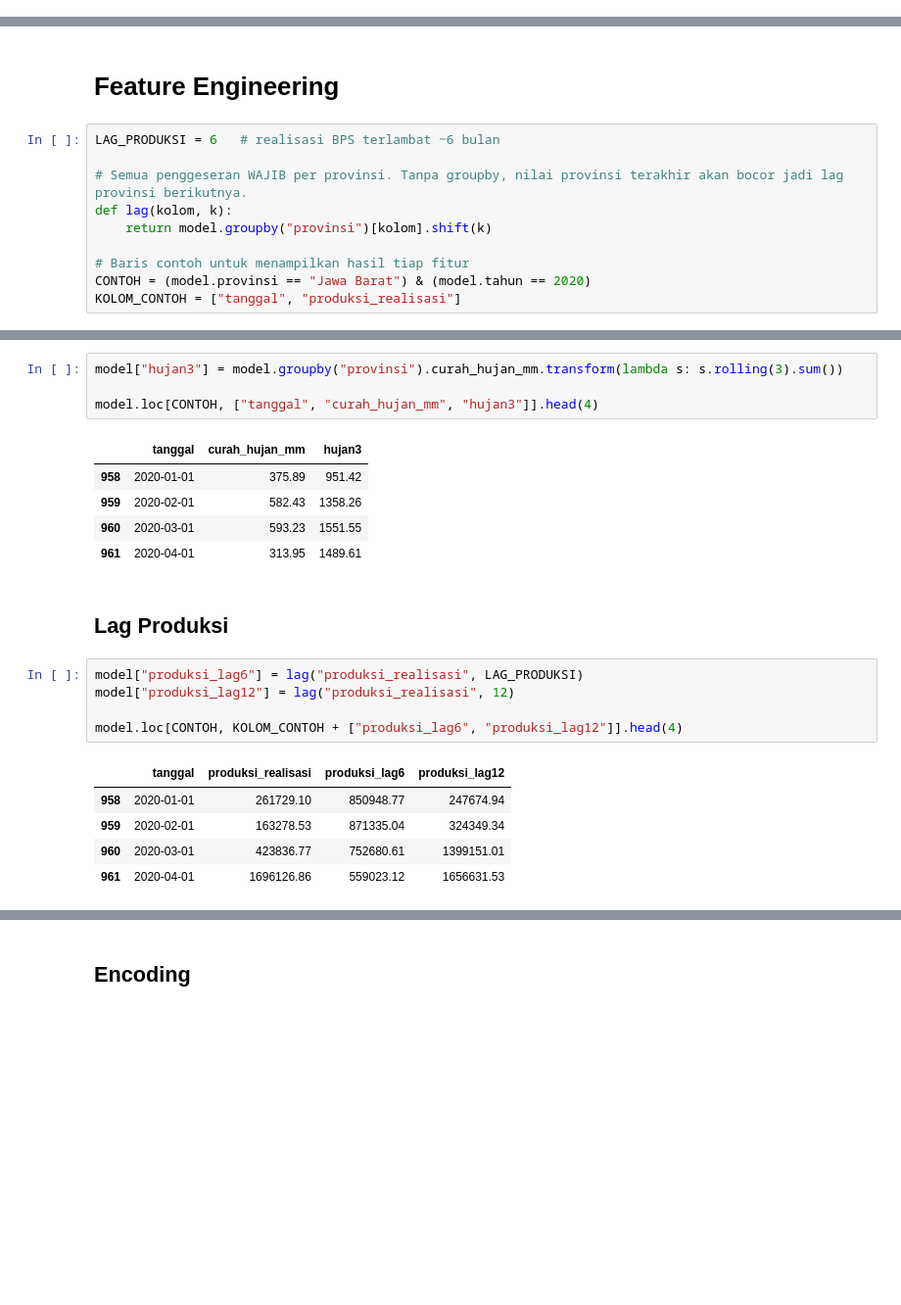
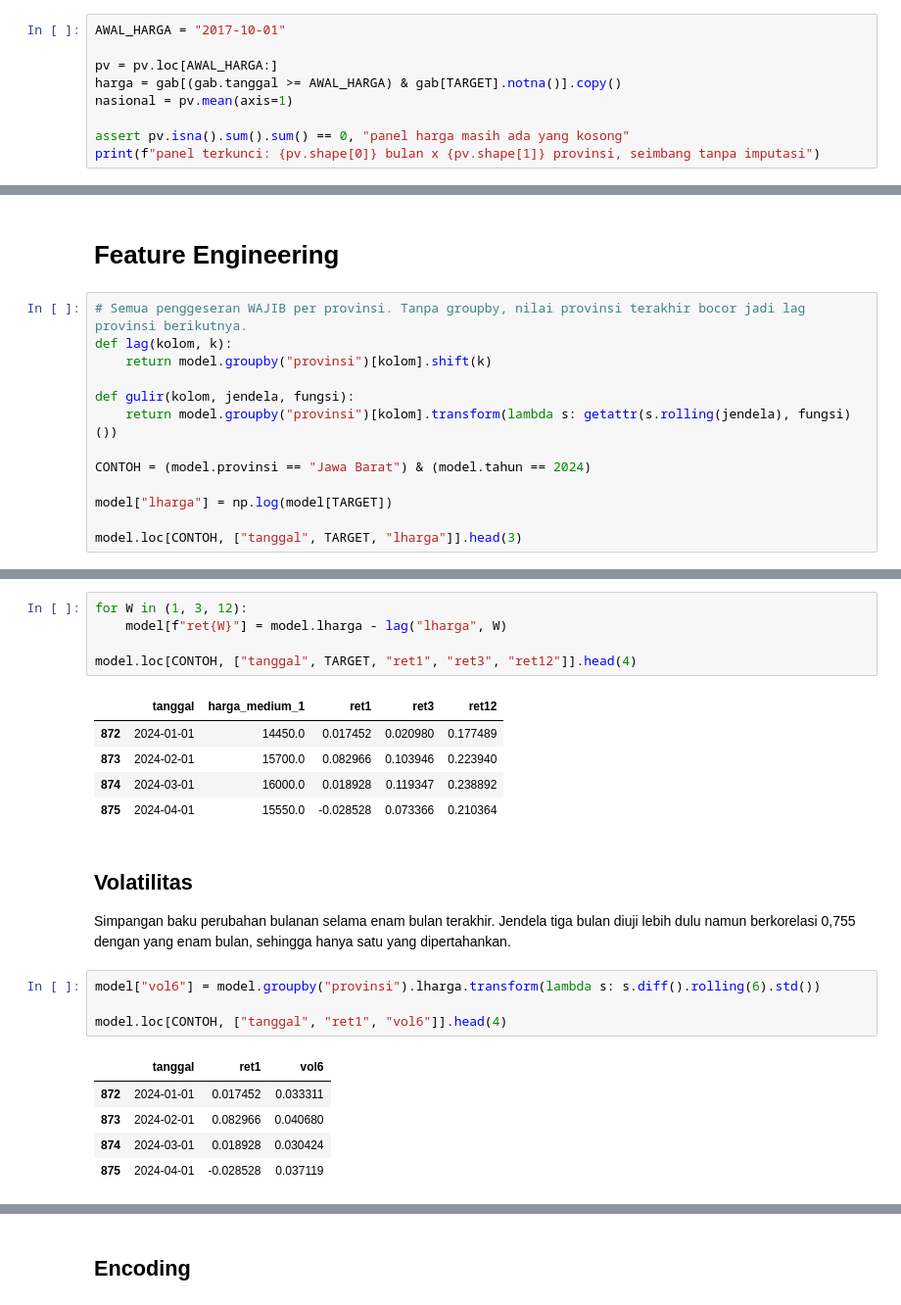
Before and after one commit to HaikalFrds/Indonesia_Rice_Early_Warning, a Jupyter notebook: notebooks/main.ipynb, the cells around one changed output, grey strips where cells are left out. Shown at 98% size. Saved outputs shown, nothing was run; the diff lists cells and outputs as text; blank space fills up the shorter version.

```diff
--- a/notebooks/main.ipynb
+++ b/notebooks/main.ipynb
@@ -407,0 +255,9 @@ Netral   0.16     41
+# %%
+AWAL_HARGA = "2017-10-01"
+
+pv = pv.loc[AWAL_HARGA:]
+harga = gab[(gab.tanggal >= AWAL_HARGA) & gab[TARGET].notna()].copy()
+nasional = pv.mean(axis=1)
+
+assert pv.isna().sum().sum() == 0, "panel harga masih ada yang kosong"
+print(f"panel terkunci: {pv.shape[0]} bulan x {pv.shape[1]} provinsi, seimbang tanpa imputasi")
@@ -483,12 +547,15 @@ Jumlah data setelah hapus duplikat identik: 4160
 # %% [markdown]
 # Feature Engineering
 # %%
-LAG_PRODUKSI = 6   # realisasi BPS terlambat ~6 bulan
-
-# Semua penggeseran WAJIB per provinsi. Tanpa groupby, nilai provinsi terakhir akan bocor jadi lag provinsi berikutnya.
+# Semua penggeseran WAJIB per provinsi. Tanpa groupby, nilai provinsi terakhir bocor jadi lag provinsi berikutnya.
 def lag(kolom, k):
     return model.groupby("provinsi")[kolom].shift(k)
 
-# Baris contoh untuk menampilkan hasil tiap fitur
-CONTOH = (model.provinsi == "Jawa Barat") & (model.tahun == 2020)
-KOLOM_CONTOH = ["tanggal", "produksi_realisasi"]
+def gulir(kolom, jendela, fungsi):
+    return model.groupby("provinsi")[kolom].transform(lambda s: getattr(s.rolling(jendela), fungsi)())
+
+CONTOH = (model.provinsi == "Jawa Barat") & (model.tahun == 2024)
+
+model["lharga"] = np.log(model[TARGET])
+
+model.loc[CONTOH, ["tanggal", TARGET, "lharga"]].head(3)
@@ -497,24 +573,28 @@ KOLOM_CONTOH = ["tanggal", "produksi_realisasi"]
 # %%
-model["hujan3"] = model.groupby("provinsi").curah_hujan_mm.transform(lambda s: s.rolling(3).sum())
+for W in (1, 3, 12):
+    model[f"ret{W}"] = model.lharga - lag("lharga", W)
 
-model.loc[CONTOH, ["tanggal", "curah_hujan_mm", "hujan3"]].head(4)
+model.loc[CONTOH, ["tanggal", TARGET, "ret1", "ret3", "ret12"]].head(4)
 # %% [output]
-|  | tanggal | curah_hujan_mm | hujan3 |
-| 958 | 2020-01-01 | 375.89 | 951.42 |
-| 959 | 2020-02-01 | 582.43 | 1358.26 |
-| 960 | 2020-03-01 | 593.23 | 1551.55 |
-| 961 | 2020-04-01 | 313.95 | 1489.61 |
+|  | tanggal | harga_medium_1 | ret1 | ret3 | ret12 |
+| 872 | 2024-01-01 | 14450.0 | 0.017452 | 0.020980 | 0.177489 |
+| 873 | 2024-02-01 | 15700.0 | 0.082966 | 0.103946 | 0.223940 |
+| 874 | 2024-03-01 | 16000.0 | 0.018928 | 0.119347 | 0.238892 |
+| 875 | 2024-04-01 | 15550.0 | -0.028528 | 0.073366 | 0.210364 |
 # %% [markdown]
-## Lag Produksi
+## Volatilitas
+
+Simpangan baku perubahan bulanan selama enam bulan terakhir. Jendela tiga bulan
+diuji lebih dulu namun berkorelasi 0,755 dengan yang enam bulan, sehingga hanya
+satu yang dipertahankan.
 # %%
-model["produksi_lag6"] = lag("produksi_realisasi", LAG_PRODUKSI)
-model["produksi_lag12"] = lag("produksi_realisasi", 12)
+model["vol6"] = model.groupby("provinsi").lharga.transform(lambda s: s.diff().rolling(6).std())
 
-model.loc[CONTOH, KOLOM_CONTOH + ["produksi_lag6", "produksi_lag12"]].head(4)
+model.loc[CONTOH, ["tanggal", "ret1", "vol6"]].head(4)
 # %% [output]
-|  | tanggal | produksi_realisasi | produksi_lag6 | produksi_lag12 |
-| 958 | 2020-01-01 | 261729.10 | 850948.77 | 247674.94 |
-| 959 | 2020-02-01 | 163278.53 | 871335.04 | 324349.34 |
-| 960 | 2020-03-01 | 423836.77 | 752680.61 | 1399151.01 |
-| 961 | 2020-04-01 | 1696126.86 | 559023.12 | 1656631.53 |
+|  | tanggal | ret1 | vol6 |
+| 872 | 2024-01-01 | 0.017452 | 0.033311 |
+| 873 | 2024-02-01 | 0.082966 | 0.040680 |
+| 874 | 2024-03-01 | 0.018928 | 0.030424 |
+| 875 | 2024-04-01 | -0.028528 | 0.037119 |
 # %% [markdown]
```
Also changed, not shown: parts of 69 cells of this notebook.
